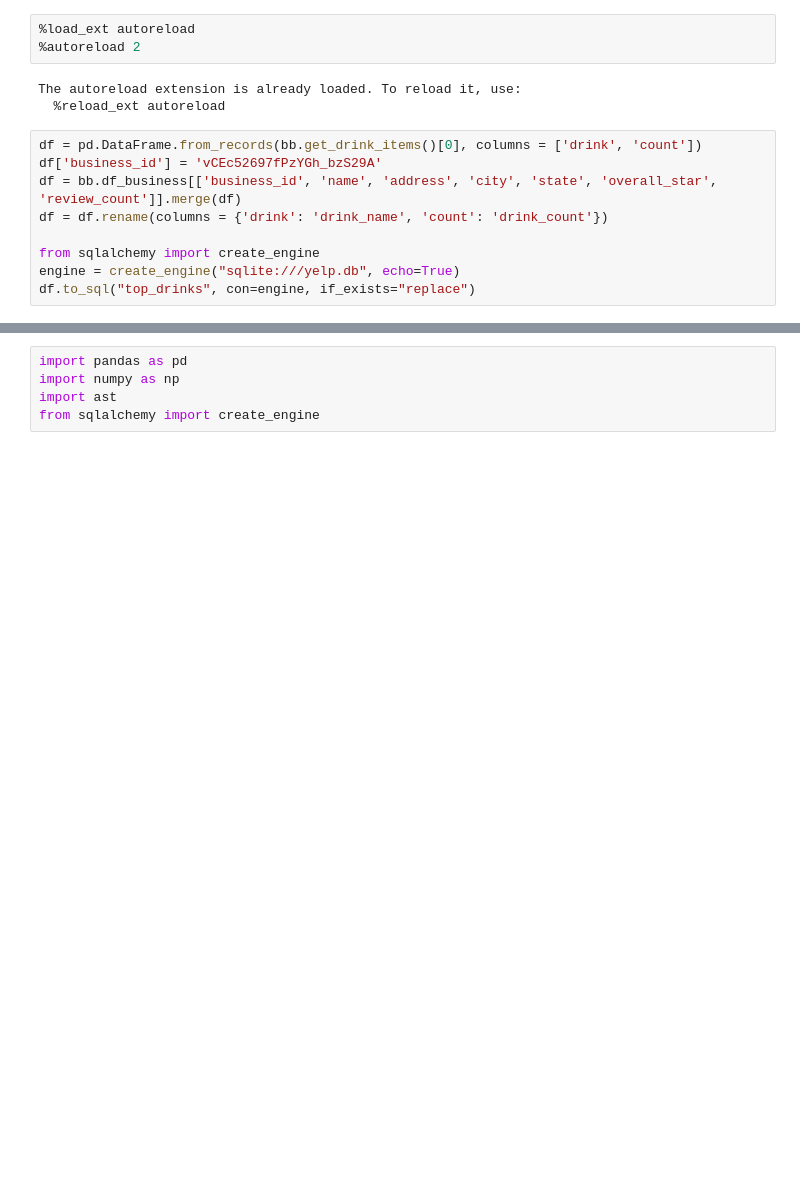
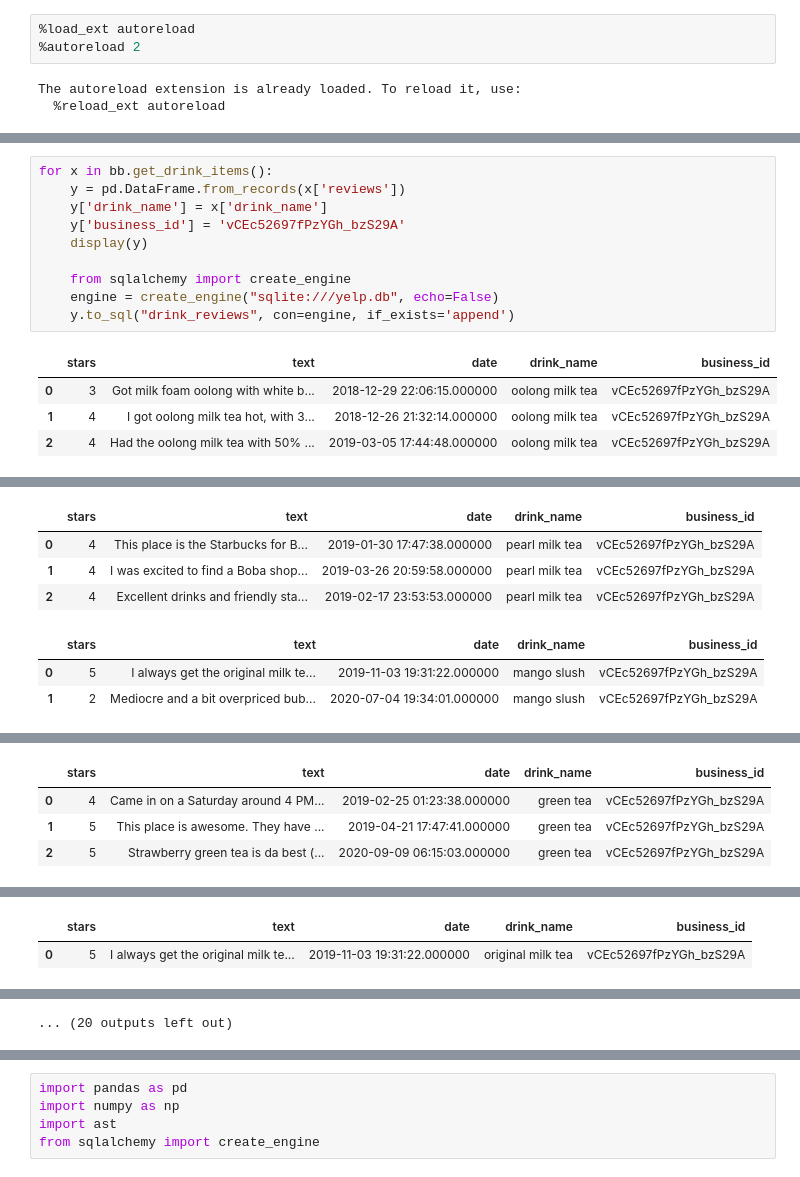
Before and after one commit to justinxu421/restaurant_planner, a Jupyter notebook: boba_flask_app/BobaApp/analyze_boston_boba.ipynb, the cells around one changed output, grey strips where cells are left out. Saved outputs shown, nothing was run; the diff lists cells and outputs as text; blank space fills up the shorter version.

```diff
--- a/boba_flask_app/BobaApp/analyze_boston_boba.ipynb
+++ b/boba_flask_app/BobaApp/analyze_boston_boba.ipynb
@@ -4,12 +4,3 @@
 # %% [output]
 The autoreload extension is already loaded. To reload it, use:
   %reload_ext autoreload
-# %%
-df = pd.DataFrame.from_records(bb.get_drink_items()[0], columns = ['drink', 'count'])
-df['business_id'] = 'vCEc52697fPzYGh_bzS29A'
-df = bb.df_business[['business_id', 'name', 'address', 'city', 'state', 'overall_star', 'review_count']].merge(df)
-df = df.rename(columns = {'drink': 'drink_name', 'count': 'drink_count'})
-
-from sqlalchemy import create_engine
-engine = create_engine("sqlite:///yelp.db", echo=True)
-df.to_sql("top_drinks", con=engine, if_exists="replace")
@@ -70,0 +27,15 @@ Wall time: 4.24 ms
+# %%
+for x in bb.get_drink_items():
+    y = pd.DataFrame.from_records(x['reviews'])
+    y['drink_name'] = x['drink_name']
+    y['business_id'] = 'vCEc52697fPzYGh_bzS29A'
+    display(y)
+
+    from sqlalchemy import create_engine
+    engine = create_engine("sqlite:///yelp.db", echo=False)
+    y.to_sql("drink_reviews", con=engine, if_exists='append')
+# %% [output]
+|  | stars | text | date | drink_name | business_id |
+| 0 | 3 | Got milk foam oolong with white b... | 2018-12-29 22:06:15.000000 | oolong milk tea | vCEc52697fPzYGh_bzS29A |
+| 1 | 4 | I got oolong milk tea hot, with 3... | 2018-12-26 21:32:14.000000 | oolong milk tea | vCEc52697fPzYGh_bzS29A |
+| 2 | 4 | Had the oolong milk tea with 50% ... | 2019-03-05 17:44:48.000000 | oolong milk tea | vCEc52697fPzYGh_bzS29A |
@@ -70,0 +48,7 @@ Wall time: 4.24 ms
+|  | stars | text | date | drink_name | business_id |
+| 0 | 4 | This place is the Starbucks for B... | 2019-01-30 17:47:38.000000 | pearl milk tea | vCEc52697fPzYGh_bzS29A |
+| 1 | 4 | I was excited to find a Boba shop... | 2019-03-26 20:59:58.000000 | pearl milk tea | vCEc52697fPzYGh_bzS29A |
+| 2 | 4 | Excellent drinks and friendly sta... | 2019-02-17 23:53:53.000000 | pearl milk tea | vCEc52697fPzYGh_bzS29A |
+|  | stars | text | date | drink_name | business_id |
+| 0 | 5 | I always get the original milk te... | 2019-11-03 19:31:22.000000 | mango slush | vCEc52697fPzYGh_bzS29A |
+| 1 | 2 | Mediocre and a bit overpriced bub... | 2020-07-04 19:34:01.000000 | mango slush | vCEc52697fPzYGh_bzS29A |
@@ -70,0 +58,4 @@ Wall time: 4.24 ms
+|  | stars | text | date | drink_name | business_id |
+| 0 | 4 | Came in on a Saturday around 4 PM... | 2019-02-25 01:23:38.000000 | green tea | vCEc52697fPzYGh_bzS29A |
+| 1 | 5 | This place is awesome. They have ... | 2019-04-21 17:47:41.000000 | green tea | vCEc52697fPzYGh_bzS29A |
+| 2 | 5 | Strawberry green tea is da best (... | 2020-09-09 06:15:03.000000 | green tea | vCEc52697fPzYGh_bzS29A |
@@ -70,0 +66,2 @@ Wall time: 4.24 ms
+|  | stars | text | date | drink_name | business_id |
+| 0 | 5 | I always get the original milk te... | 2019-11-03 19:31:22.000000 | original milk tea | vCEc52697fPzYGh_bzS29A |
@@ -70,0 +73 @@ Wall time: 4.24 ms
+... (20 outputs left out)
```
Also changed, not shown: parts of 12 cells of this notebook, 3 other files.
